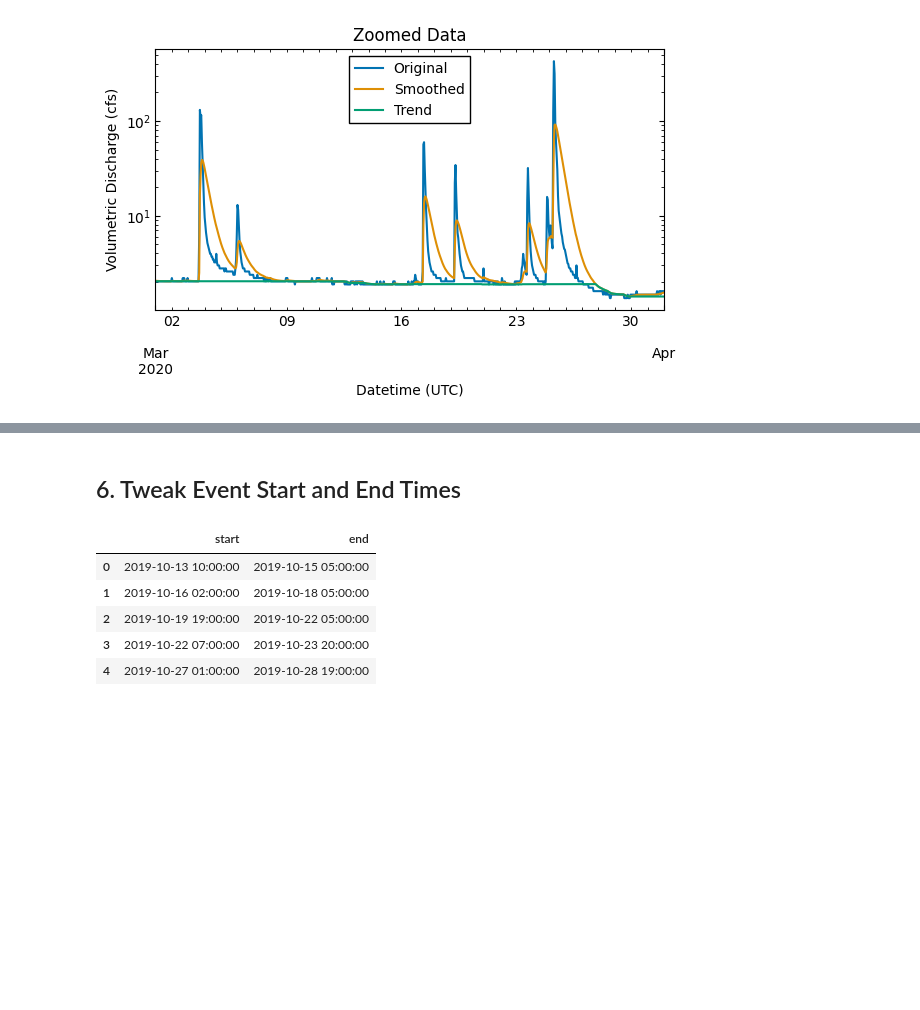
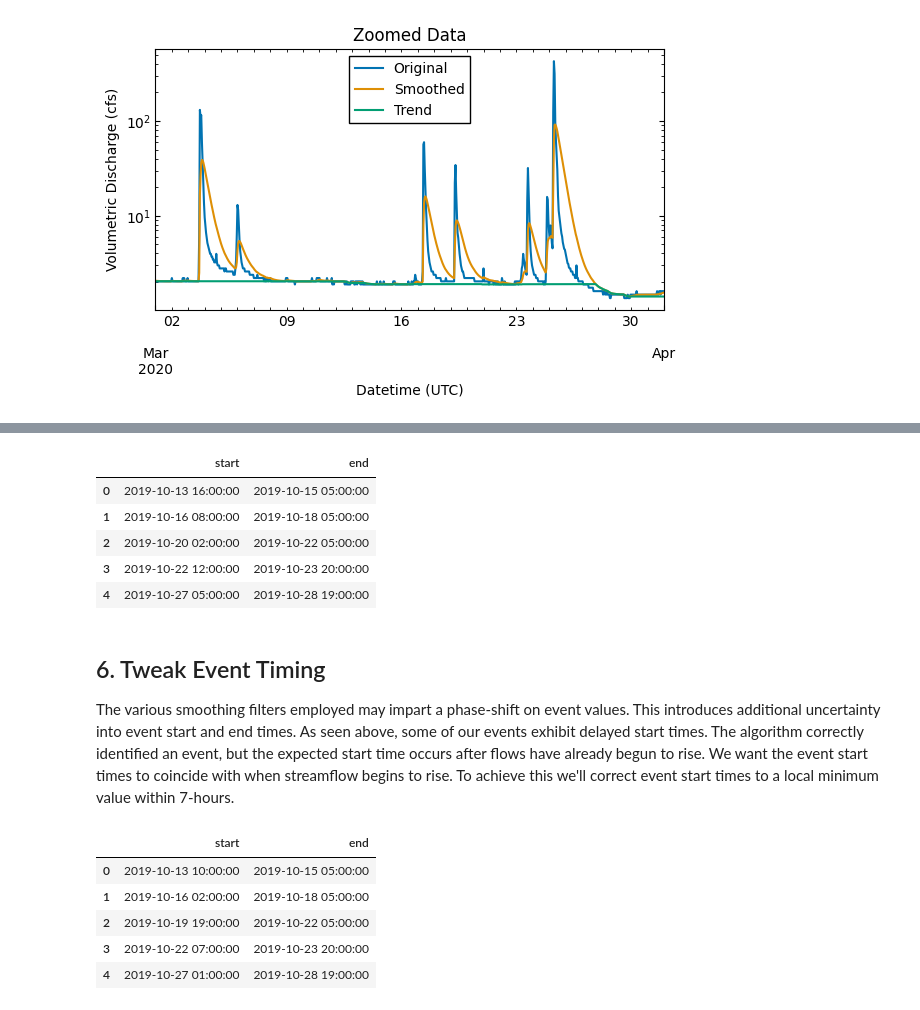
Before and after one commit to jarq6c/little_hope, a Jupyter notebook: event_detection.ipynb, the cells around one changed output, grey strips where cells are left out. Saved outputs shown, nothing was run; the diff lists cells and outputs as text; code cells hidden in the pictures; blank space fills up the shorter version.

```diff
--- a/event_detection.ipynb
+++ b/event_detection.ipynb
@@ -187,8 +204,20 @@ plt.plot_dataframe(
 # %%
 # Aggregate continguous event measurements into discrete events
 events = ev.event_boundaries(observations['in_event'])
+
+# Look at events
+events.head()
+# %% [output]
+|  | start | end |
+| 0 | 2019-10-13 16:00:00 | 2019-10-15 05:00:00 |
+| 1 | 2019-10-16 08:00:00 | 2019-10-18 05:00:00 |
+| 2 | 2019-10-20 02:00:00 | 2019-10-22 05:00:00 |
+| 3 | 2019-10-22 12:00:00 | 2019-10-23 20:00:00 |
+| 4 | 2019-10-27 05:00:00 | 2019-10-28 19:00:00 |
 # %% [markdown]
-## 6. Tweak Event Start and End Times
+## 6. Tweak Event Timing
+
+The various smoothing filters employed may impart a phase-shift on event values. This introduces additional uncertainty into event start and end times. As seen above, some of our events exhibit delayed start times. The algorithm correctly identified an event, but the expected start time occurs after flows have already begun to rise. We want the event start times to coincide with when streamflow begins to rise. To achieve this we'll correct event start times to a local minimum value within 7-hours.
 # %%
 # Tweak events
 events['start'] = events['start'].apply(ev.find_local_minimum, radius='7H', timeseries=observations['value'])
```
Also changed, not shown: parts of 16 cells of this notebook.
